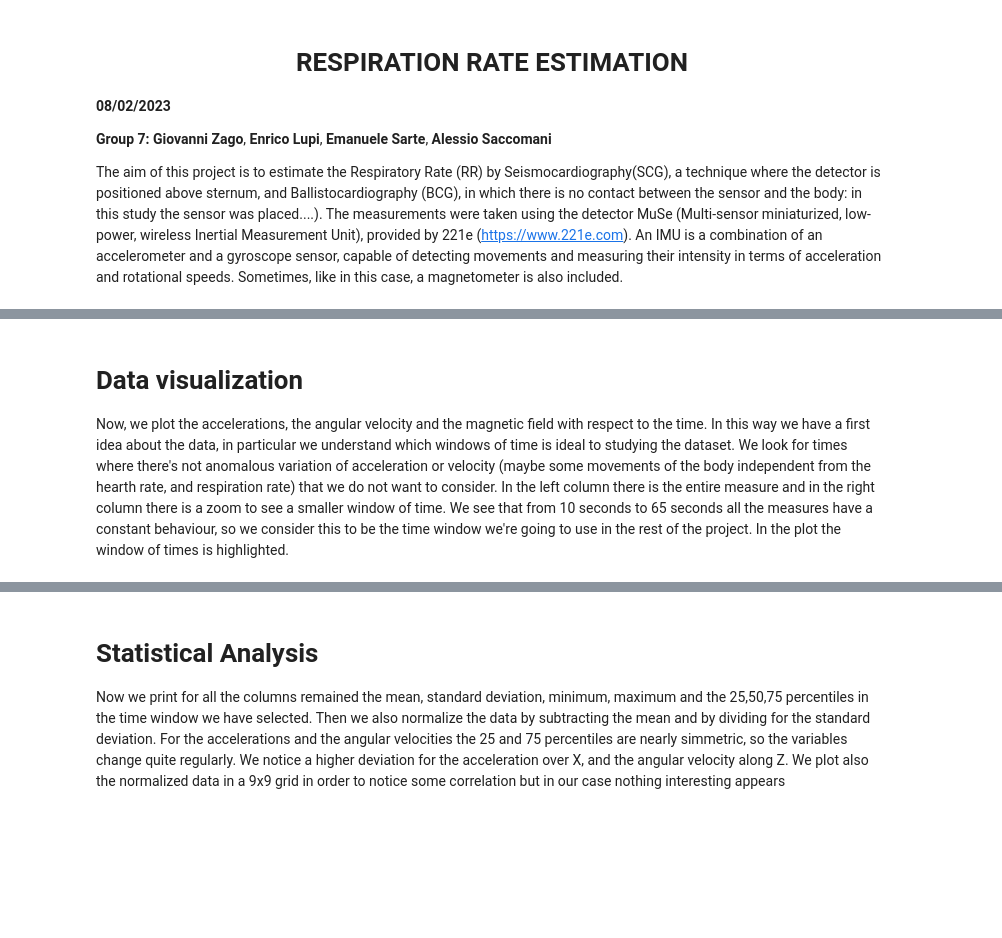
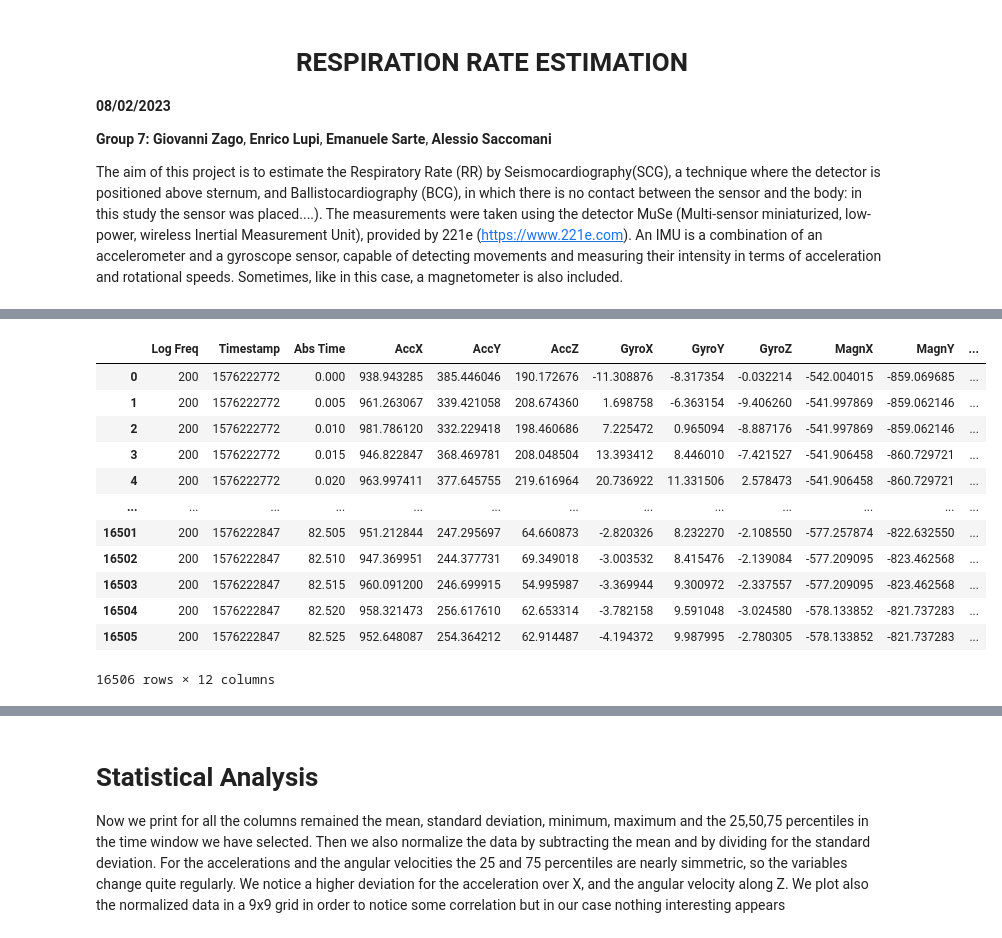
Before and after one commit to enlupi/GruppoSeven, a Jupyter notebook: project_final.ipynb, the cells around one changed output, grey strips where cells are left out. Saved outputs shown, nothing was run; the diff lists cells and outputs as text; code cells hidden in the pictures; blank space fills up the shorter version.

```diff
--- a/project_final.ipynb
+++ b/project_final.ipynb
@@ -55,20 +69,31 @@ raw_data
 # %%
+#calibrate the dataset
 offset_gyro = np.array([-2.242224, 2.963463, -0.718397])
 calibration_acc = np.array([[1.000966, -0.002326418, -0.0006995499],
                             [-0.002326379, 0.9787045, -0.001540918],
                             [-0.0006995811, -0.001540928, 1.00403]])
 offset_acc = np.array([-3.929942, -13.74679, 60.67546])
 calibration_magn = np.array([[0.9192851, -0.02325168, 0.003480837],
                              [-0.02325175, 0.914876, 0.004257396],
                              [0.003481006, 0.004257583, 0.8748001]])
 offset_magn = np.array([-95.67974, -244.9142, 17.71132])
 
 raw_data[['AccX', 'AccY', 'AccZ']] = np.dot(raw_data[['AccX', 'AccY', 'AccZ']], calibration_acc.T) + offset_acc.T
 raw_data[['GyroX', 'GyroY', 'GyroZ']] = raw_data[['GyroX', 'GyroY', 'GyroZ']] + offset_gyro.T
 raw_data[['MagnX', 'MagnY', 'MagnZ']] = np.dot(raw_data[['MagnX', 'MagnY', 'MagnZ']], calibration_magn.T) + offset_magn.T
-raw_data
+
+display(raw_data)
+# %% [output]
+|  | Log Freq | Timestamp | Abs Time | AccX | AccY | AccZ | GyroX | GyroY | GyroZ | MagnX | MagnY | ... |
+| 0 | 200 | 1576222772 | 0.000 | 938.943285 | 385.446046 | 190.172676 | -11.308876 | -8.317354 | -0.032214 | -542.004015 | -859.069685 | ... |
+| 1 | 200 | 1576222772 | 0.005 | 961.263067 | 339.421058 | 208.674360 | 1.698758 | -6.363154 | -9.406260 | -541.997869 | -859.062146 | ... |
+| 2 | 200 | 1576222772 | 0.010 | 981.786120 | 332.229418 | 198.460686 | 7.225472 | 0.965094 | -8.887176 | -541.997869 | -859.062146 | ... |
+| 3 | 200 | 1576222772 | 0.015 | 946.822847 | 368.469781 | 208.048504 | 13.393412 | 8.446010 | -7.421527 | -541.906458 | -860.729721 | ... |
+| 4 | 200 | 1576222772 | 0.020 | 963.997411 | 377.645755 | 219.616964 | 20.736922 | 11.331506 | 2.578473 | -541.906458 | -860.729721 | ... |
+| ... | ... | ... | ... | ... | ... | ... | ... | ... | ... | ... | ... | ... |
+| 16501 | 200 | 1576222847 | 82.505 | 951.212844 | 247.295697 | 64.660873 | -2.820326 | 8.232270 | -2.108550 | -577.257874 | -822.632550 | ... |
+| 16502 | 200 | 1576222847 | 82.510 | 947.369951 | 244.377731 | 69.349018 | -3.003532 | 8.415476 | -2.139084 | -577.209095 | -823.462568 | ... |
+| 16503 | 200 | 1576222847 | 82.515 | 960.091200 | 246.699915 | 54.995987 | -3.369944 | 9.300972 | -2.337557 | -577.209095 | -823.462568 | ... |
+| 16504 | 200 | 1576222847 | 82.520 | 958.321473 | 256.617610 | 62.653314 | -3.782158 | 9.591048 | -3.024580 | -578.133852 | -821.737283 | ... |
+| 16505 | 200 | 1576222847 | 82.525 | 952.648087 | 254.364212 | 62.914487 | -4.194372 | 9.987995 | -2.780305 | -578.133852 | -821.737283 | ... |
+16506 rows × 12 columns
-# %% [markdown]
-# Data visualization
-
-Now, we plot the accelerations, the angular velocity and the magnetic field with respect to the time. In this way we have a first idea about the data, in particular we understand which windows of time is ideal to studying the dataset. We look for times where there's not anomalous variation of acceleration or velocity (maybe some movements of the body independent from the hearth rate, and respiration rate) that we do not want to consider. In the left column there is the entire measure and in the right column there is a zoom to see a smaller window of time.
-We see that from 10 seconds to 65 seconds all the measures have a constant behaviour, so we consider this to be the time window we're going to use in the rest of the project. In the plot the window of times is highlighted.
```
Also changed, not shown: parts of 6 cells of this notebook.
